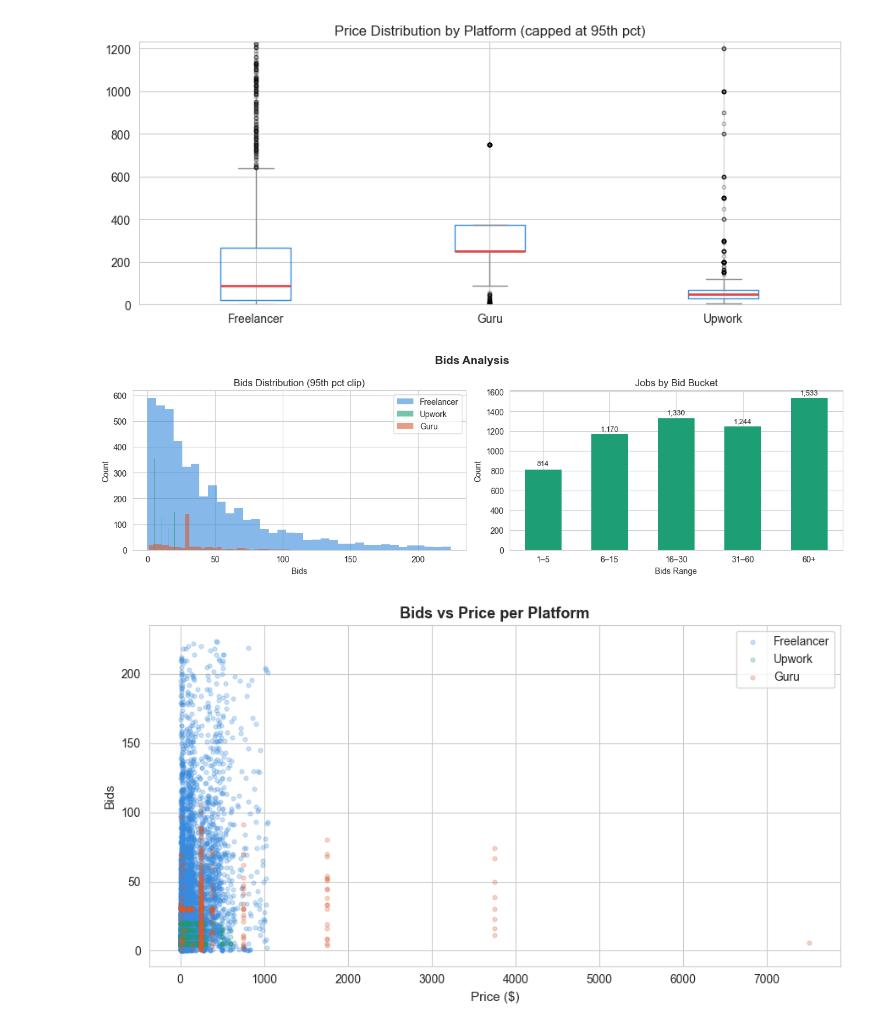
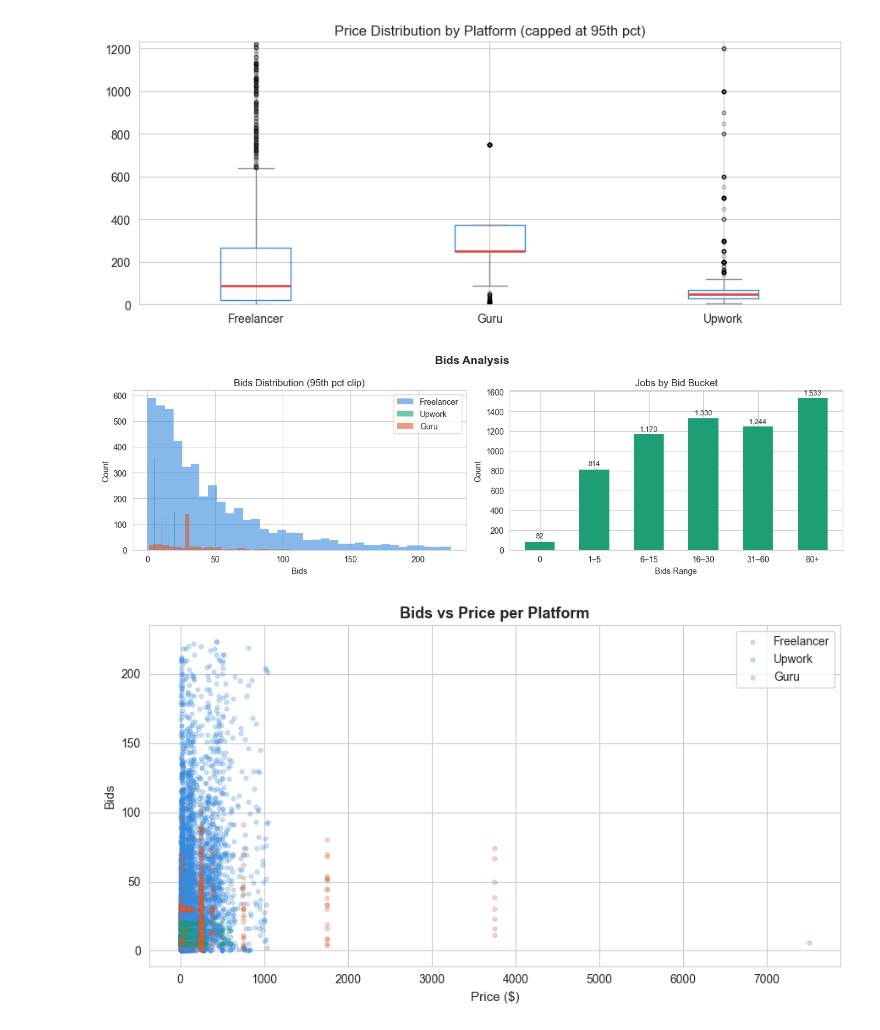
Before and after one commit to Nada3bdallah/CVision, a Jupyter notebook: cvision.ipynb, the cells around one changed output. Saved outputs shown, nothing was run; the diff lists cells and outputs as text; code cells hidden in the pictures.

```diff
--- a/cvision.ipynb
+++ b/cvision.ipynb
@@ -370,32 +370,34 @@ plt.show()
 # %%
 fig, axes = plt.subplots(1, 2, figsize=(13, 4))
 fig.suptitle("Bids Analysis", fontsize=14, fontweight="bold")
 
 for plat, color in PALETTE.items():
     d = df[df["platform"] == plat]["Bids"].dropna()
     axes[0].hist(d[d < d.quantile(0.95)], bins=35, alpha=0.6,
                  color=color, label=plat, edgecolor="none")
 axes[0].set_title("Bids Distribution (95th pct clip)", fontsize=12)
 axes[0].set_xlabel("Bids")
 axes[0].set_ylabel("Count")
 axes[0].legend()
 
-bbins  = [0, 5, 15, 30, 60, 9999]
-blabels = ["1–5", "6–15", "16–30", "31–60", "60+"]
+bbins  = [-1, 0, 5, 15, 30, 60, 9999]
+blabels = ["0", "1–5", "6–15", "16–30", "31–60", "60+"]
 df["bid_bucket"] = pd.cut(df["Bids"], bins=bbins, labels=blabels)
-bc = df["bid_bucket"].value_counts().reindex(blabels)
-axes[1].bar(blabels, bc.values, color="#1D9E75", width=0.55, edgecolor="none")
+df["bid_bucket"] = df["bid_bucket"].cat.add_categories("Unknown").fillna("Unknown")
+blabels_plot = ["0", "1–5", "6–15", "16–30", "31–60", "60+"]
+bc = df["bid_bucket"].value_counts().reindex(blabels_plot).fillna(0).astype(int)
+axes[1].bar(blabels_plot, bc.values, color="#1D9E75", width=0.55, edgecolor="none")
 for bar, val in zip(axes[1].patches, bc.values):
     axes[1].text(bar.get_x() + bar.get_width() / 2,
                  bar.get_height() + 20,
                  f"{val:,}", ha="center", va="bottom", fontsize=9)
 axes[1].set_title("Jobs by Bid Bucket", fontsize=12)
 axes[1].set_xlabel("Bids Range")
 axes[1].set_ylabel("Count")
 plt.tight_layout()
 plt.show()
 # %% [output]
-[figure, old version]
+[figure, new version]
 # %%
 fig, ax = plt.subplots(figsize=(9, 5))
 for plat, color in PALETTE.items():
```
Also changed, not shown: parts of 21 cells of this notebook.
